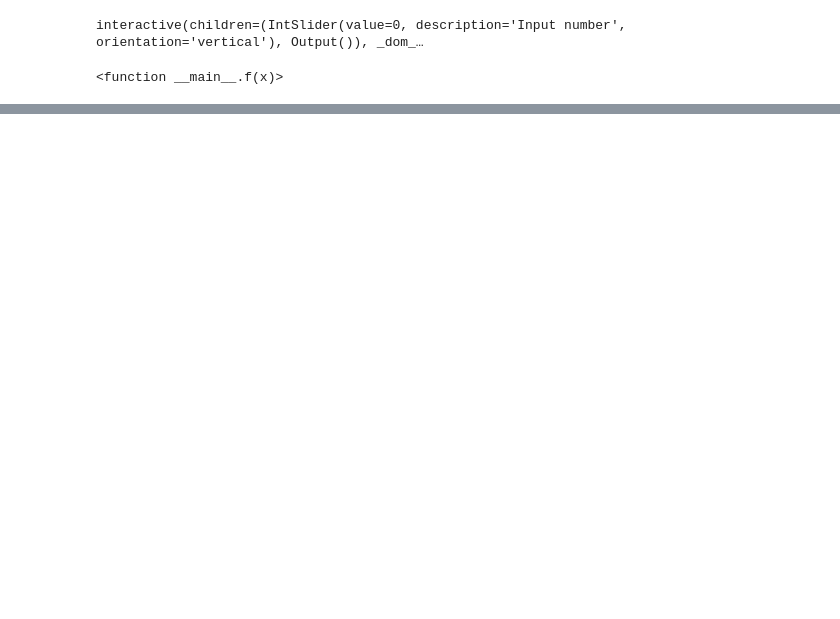
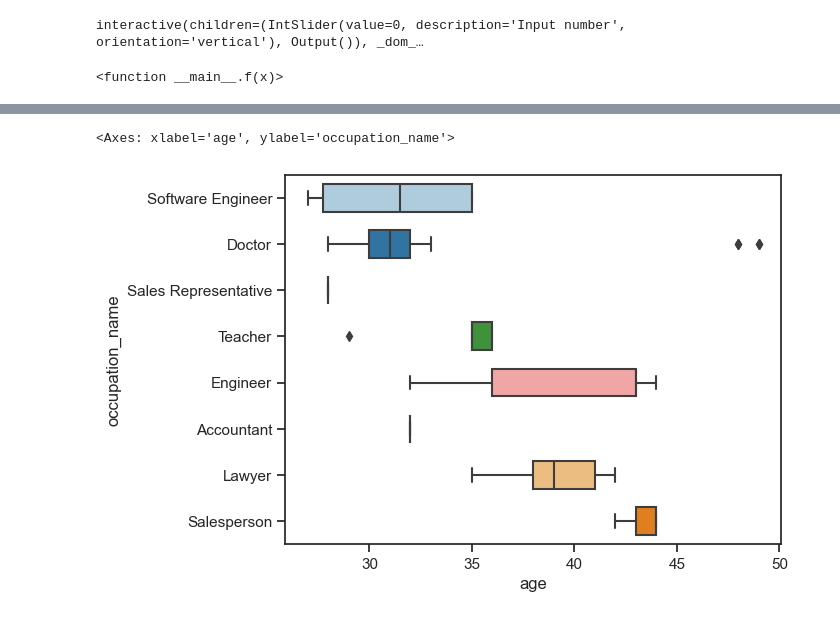
Before and after one commit to reederickson/Project_3, a Jupyter notebook: bryan.ipynb, the cells around one changed output, grey strips where cells are left out. Cells and saved outputs as stored; diff of their text form; code cells hidden in the pictures; blank space fills up the shorter version.

```diff
--- a/bryan.ipynb
+++ b/bryan.ipynb
@@ -21,0 +95,9 @@ interactive(children=(IntSlider(value=0, description='Input number', orientation
+# %%
+data1 = data.loc[data["gender_name"] == "Male", ["age", "gender_name", "occupation_name"]]
+
+sns.boxplot(
+       data1, x = "age", y = "occupation_name", width = 0.6, palette = "Paired",
+    )
+# %% [output]
+<Axes: xlabel='age', ylabel='occupation_name'>
+[figure, added]
```
Also changed, not shown: parts of 6 cells of this notebook, 1 other file.
